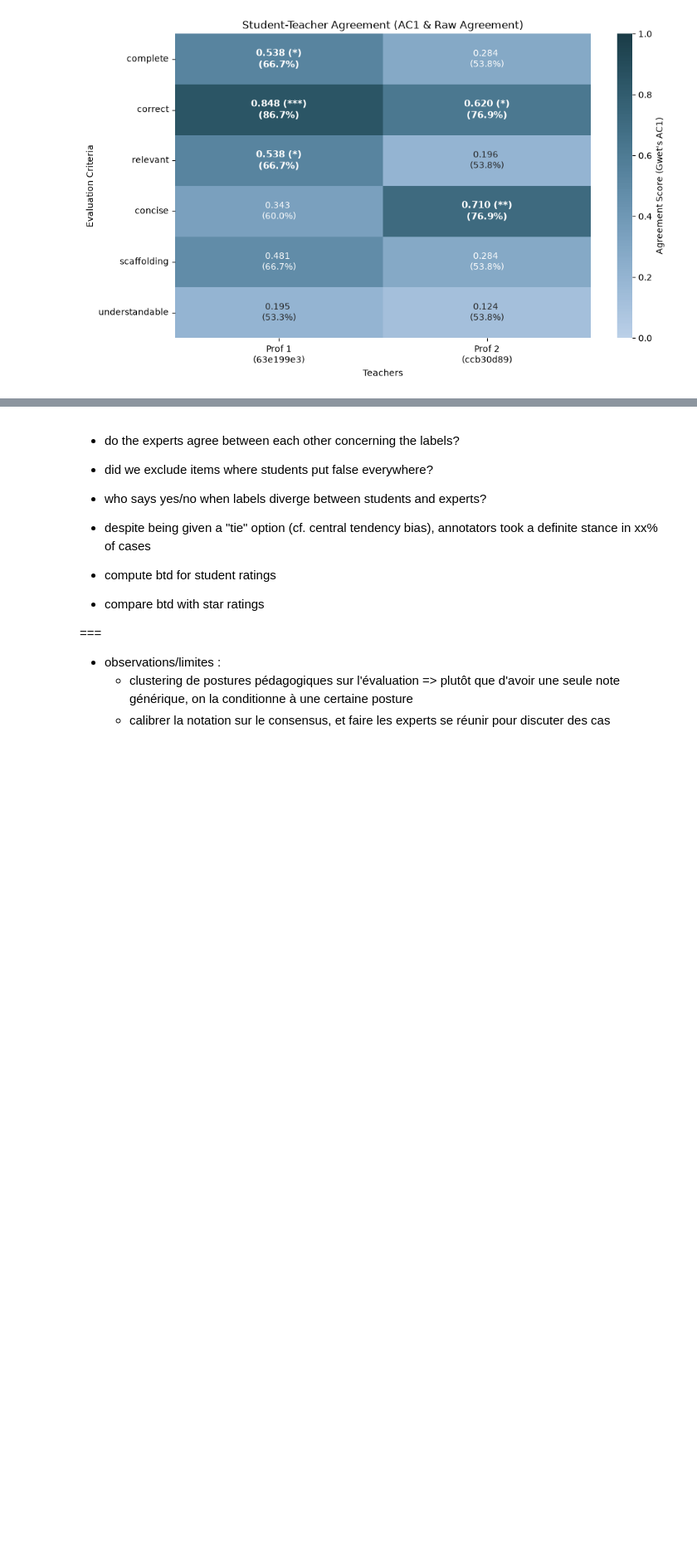
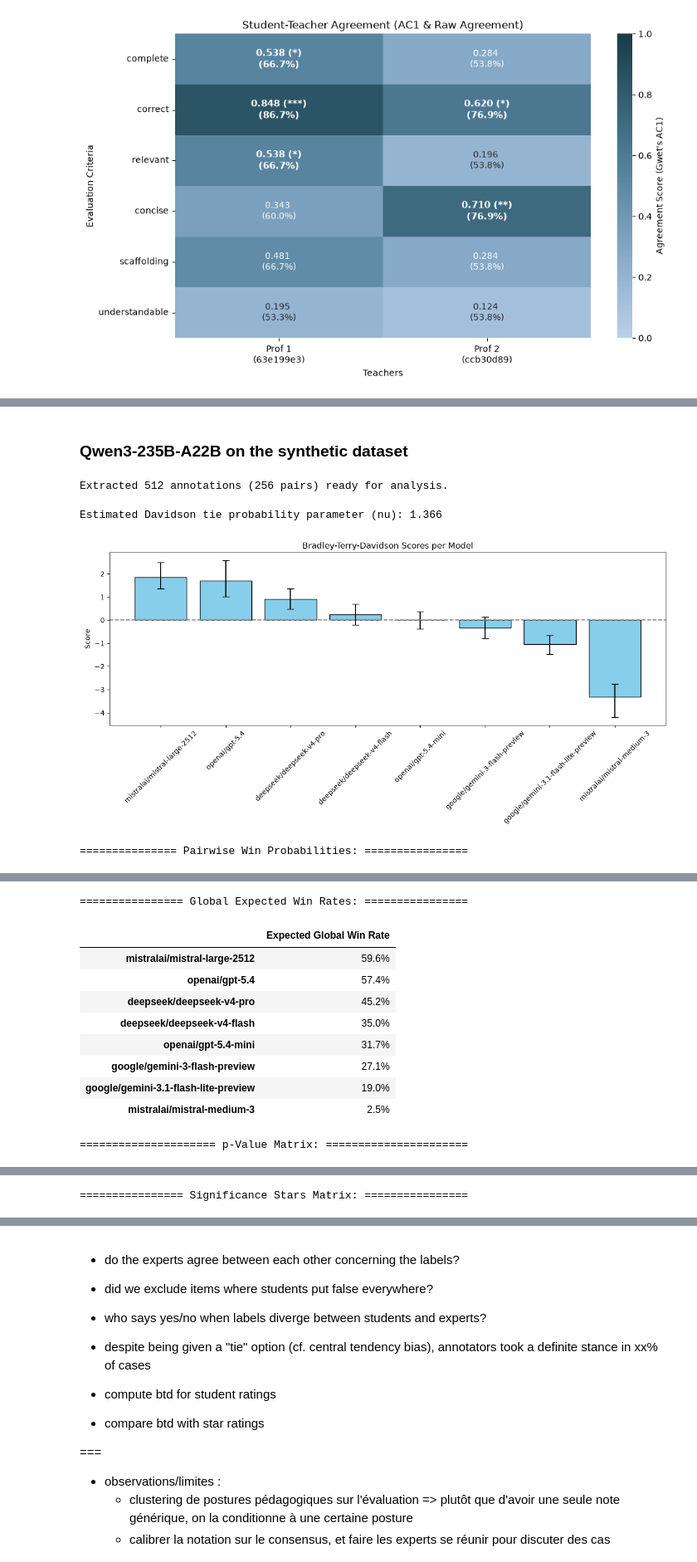
Before and after one commit to mi-1000/LitteratIA_Evaluation, a Jupyter notebook: scripts/compute_metrics.ipynb, the cells around one changed output, grey strips where cells are left out. Shown at 83% size. Cells and saved outputs as stored; diff of their text form; code cells hidden in the pictures; blank space fills up the shorter version.

```diff
--- a/scripts/compute_metrics.ipynb
+++ b/scripts/compute_metrics.ipynb
@@ -1320,0 +1549,9 @@ Annotator: ccb30d89-40f2-4fbf-a6d8-e4857692d814
+# %% [markdown]
+### Qwen3-235B-A22B on the synthetic dataset
+# %%
+llm_profs_phase2_qwen3_235b_scores, llm_profs_phase2_qwen3_235b_nu = run_btd_pipeline_llm_as_a_judge(os.path.join("..", "data", "judge_runs", "profs_phase2__qwen3-235b.jsonl"), n_iterations=1000)
+# %% [output]
+Extracted 512 annotations (256 pairs) ready for analysis.
+Estimated Davidson tie probability parameter (nu): 1.366
+[figure, added]
+=============== Pairwise Win Probabilities: ================
@@ -1320,0 +1567,11 @@ Annotator: ccb30d89-40f2-4fbf-a6d8-e4857692d814
+================ Global Expected Win Rates: ================
+|  | Expected Global Win Rate |
+| mistralai/mistral-large-2512 | 59.6% |
+| openai/gpt-5.4 | 57.4% |
+| deepseek/deepseek-v4-pro | 45.2% |
+| deepseek/deepseek-v4-flash | 35.0% |
+| openai/gpt-5.4-mini | 31.7% |
+| google/gemini-3-flash-preview | 27.1% |
+| google/gemini-3.1-flash-lite-preview | 19.0% |
+| mistralai/mistral-medium-3 | 2.5% |
+===================== p-Value Matrix: ======================
@@ -1320,0 +1587 @@ Annotator: ccb30d89-40f2-4fbf-a6d8-e4857692d814
+================ Significance Stars Matrix: ================
```
Also changed, not shown: parts of 13 cells of this notebook.
